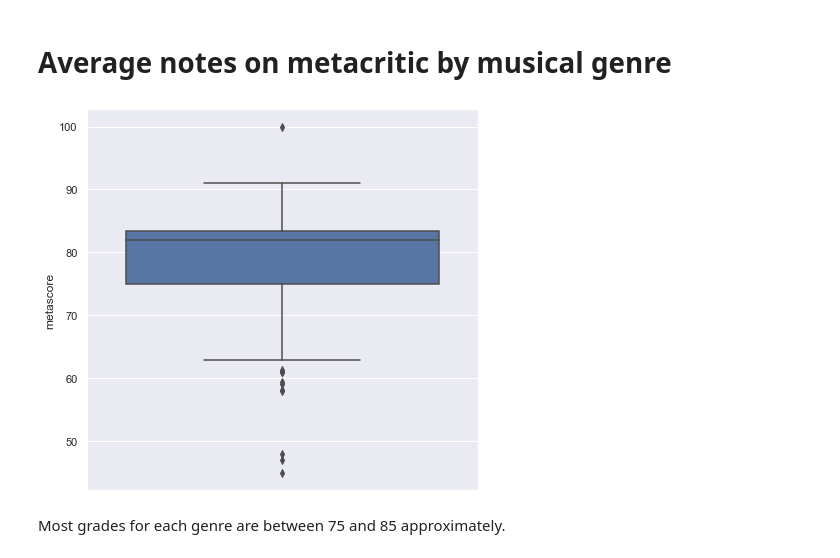
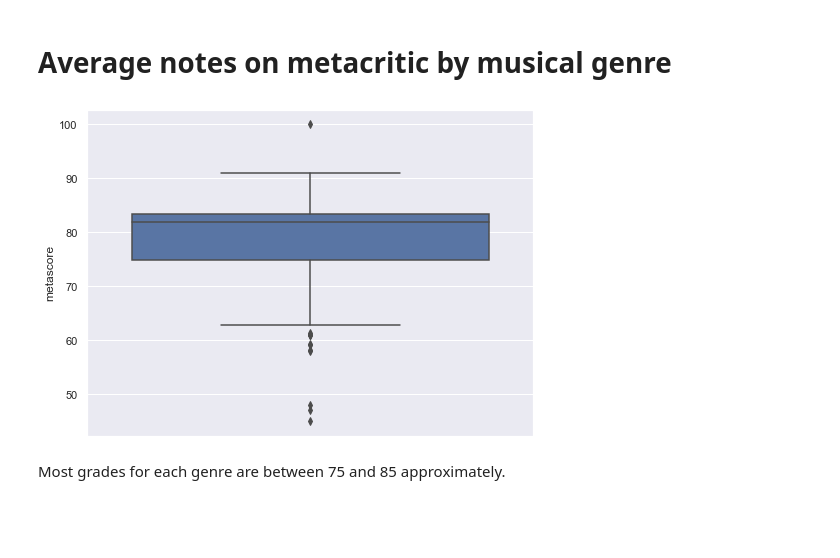
Before and after one commit to wainejr/CSB53, a Jupyter notebook: notebooks/graph_plots_joined_data.ipynb, the cells around one changed output. Drawn from its saved outputs; the diff is of its cells as text; code cells hidden in the pictures; blank space fills up the shorter version.

Commit message:
score by musical genre

```diff
--- a/notebooks/graph_plots_joined_data.ipynb
+++ b/notebooks/graph_plots_joined_data.ipynb
@@ -298,0 +199,11 @@ As we can see, there doesn't seem to have any relation between the Billboard pos
+# %%
+_df_billboard = pd.DataFrame.from_dict(_all_billboard_data)
+_df_billboard = _df_billboard[["rank", "metascore"]]
+_df_rank_mean = _df_billboard.groupby(["rank"]).mean().reset_index()
+_df_rank_mean = _df_rank_mean[_df_rank_mean["rank"] <= 20]
+
+plt.rcParams['figure.figsize'] = [8, 6]
+ax = sns.barplot(x="rank", y="metascore", data=_df_rank_mean)
+ax.set_title("Metascore(average) by position - Top 20")
+
+plt.show(ax)
@@ -331,19 +284,16 @@ plt.show(fig)
 # %%
 df_genres = df[['metascore', 'genres']]
 _df_genres = df_genres.set_index(['metascore'])['genres'].apply(pd.Series).stack().reset_index()
 _df_genres.columns = ['metascore', 'genre_num', 'genre']
 _df_genres_mean = _df_genres.groupby(["genre"]).mean().reset_index()
 _df_genres_mean = _df_genres_mean[['metascore', 'genre']]
 
-fig, axes = plt.subplots(nrows=1, ncols=1)
-fig.set_figheight(7)
-fig.set_figwidth(7)
+plt.rcParams['figure.figsize'] = [8, 6]
+sns.boxplot(y=_df_genres_mean["metascore"])
 
-sns.boxplot(y=_df_genres_mean["metascore"], ax=axes)
-
-plt.show(ax)
+plt.show()
 # %% [output]
-[figure, old version]
+[figure, new version]
 # %% [markdown]
 Most grades for each genre are between 75 and 85 approximately.
 # %% [markdown]
```
Also changed, not shown: parts of 14 cells of this notebook, 1 other file.
